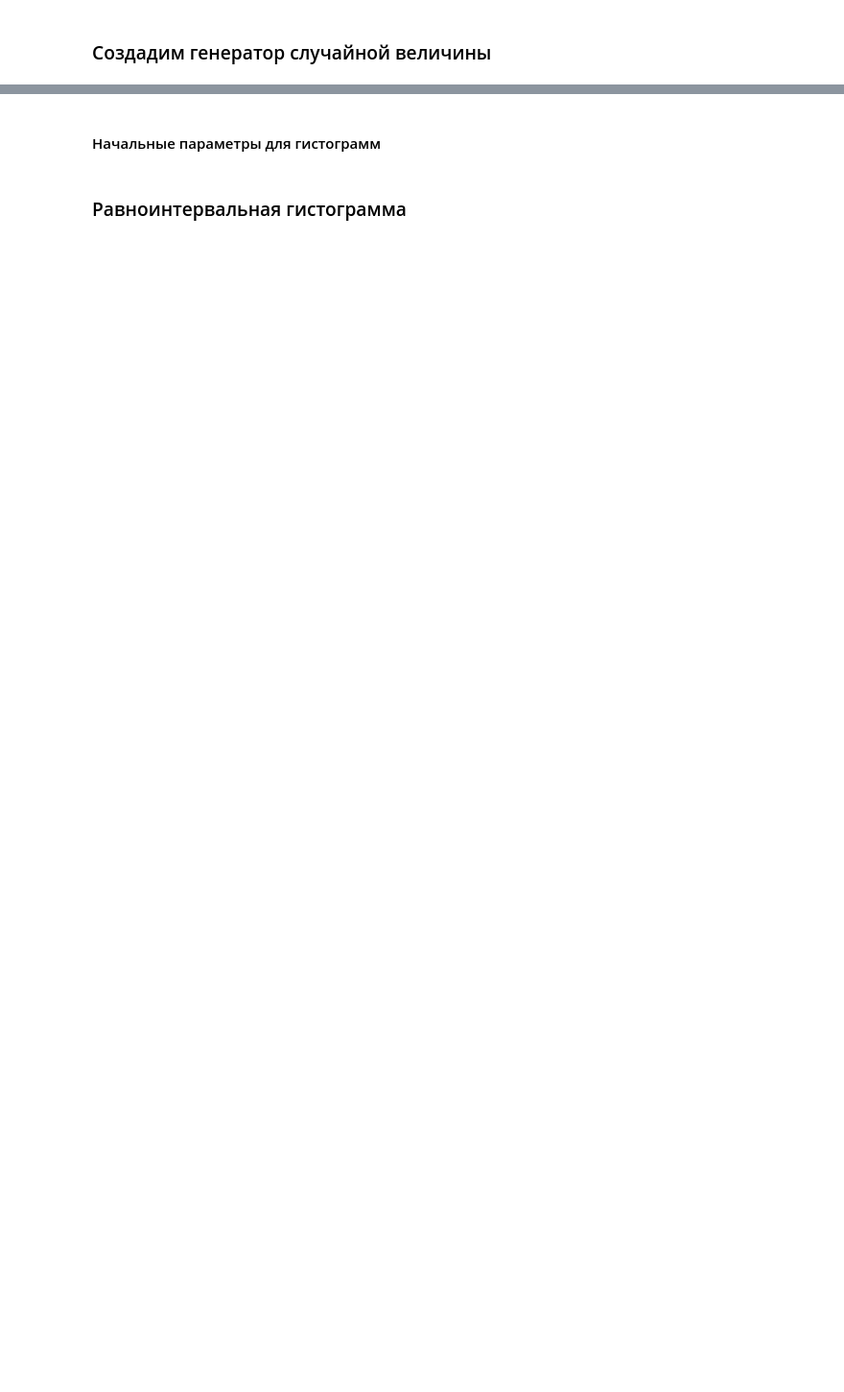
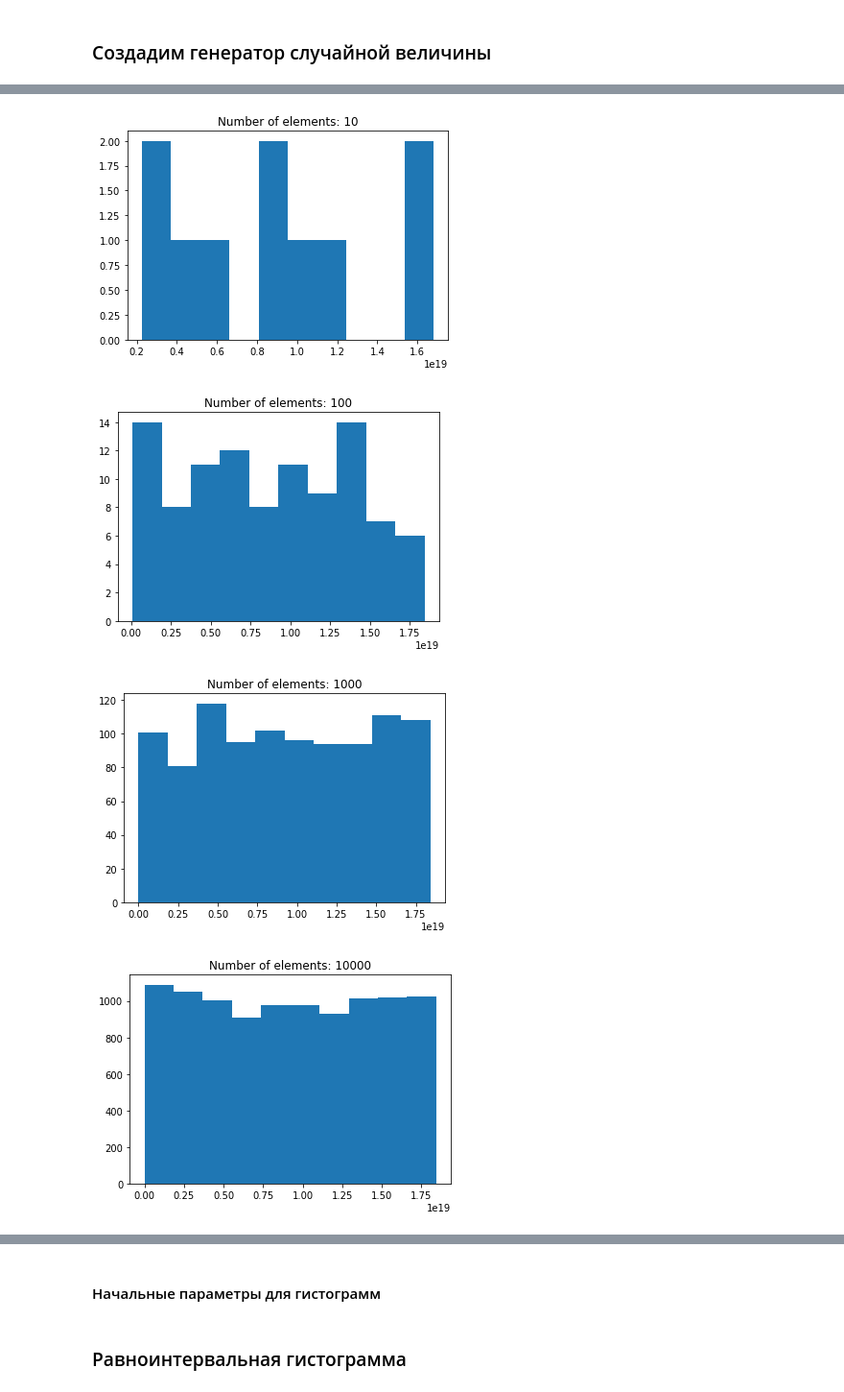
Before and after one commit to andrew-kulikov/matmod, a Jupyter notebook: src/lab1_basic_randoms.ipynb, the cells around one changed output, grey strips where cells are left out. Shown at 96% size. Cells and saved outputs as stored; diff of their text form; code cells hidden in the pictures; blank space fills up the shorter version.

```diff
--- a/src/lab1_basic_randoms.ipynb
+++ b/src/lab1_basic_randoms.ipynb
@@ -12,0 +15,25 @@ par = Cauchy(gen)
+# %%
+def test_uniformity(gen, iterations):
+    vals = []
+    for n in iterations:
+        z = [gen.next() for _ in range(n)]
+        vals.append(plt.hist(z)[0] / n)
+        vals[-1] -= 1 / len(vals[-1])
+        plt.title('Number of elements: {0}'.format(n))
+        plt.show()
+
+    # for each column plot differense with 1 / k
+    vals = np.array(vals)
+    nbins = len(vals[0])
+    for i in range(nbins):
+        plt.plot(vals[:, i], label=str(i))
+
+    plt.legend()
+    plt.show()
+
+test_uniformity(gen, [10, 100, 1000, 10000])
+# %% [output]
+[figure, added]
+[figure, added]
+[figure, added]
+[figure, added]
```
Also changed, not shown: parts of 11 cells of this notebook.
